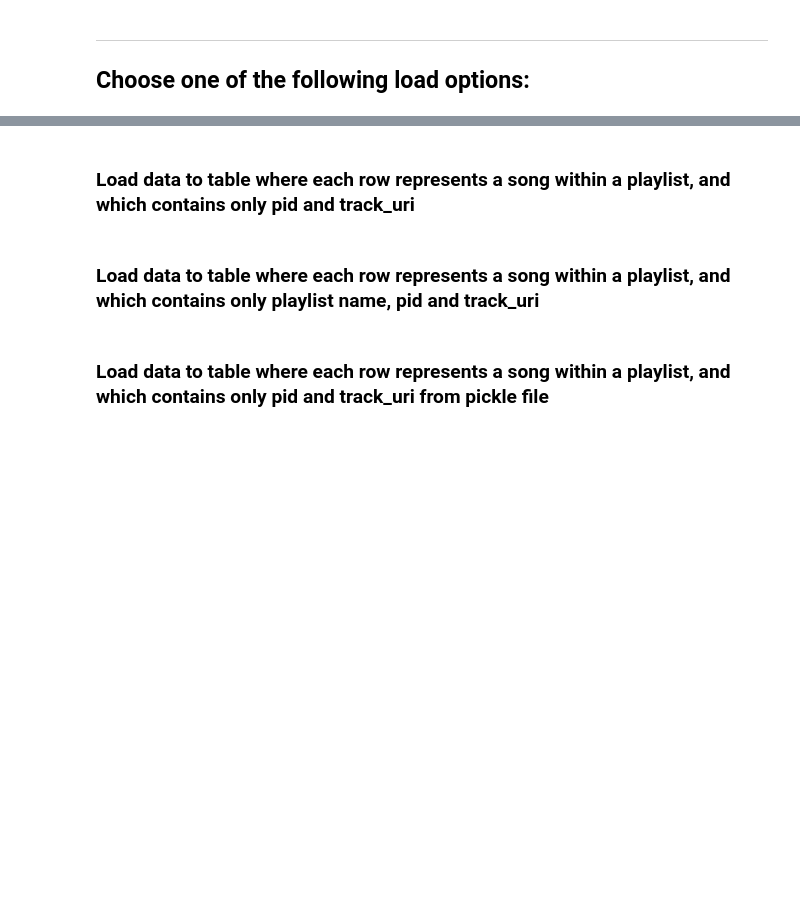
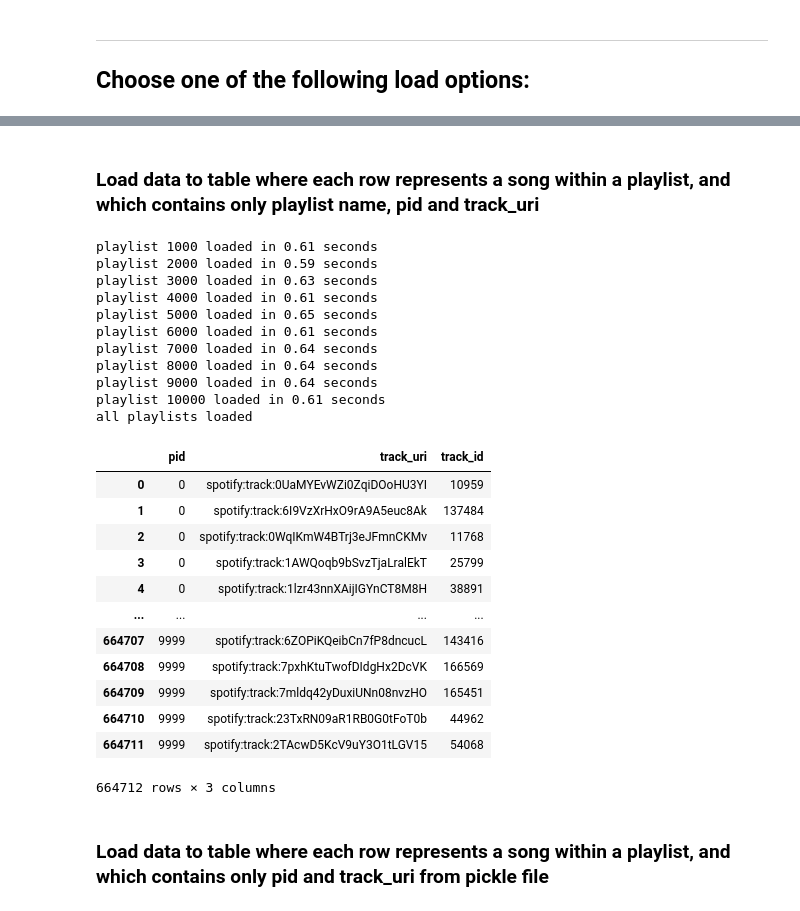
Before and after one commit to wehddn/FDAD, a Jupyter notebook: test.ipynb, the cells around one changed output, grey strips where cells are left out. Drawn from its saved outputs; the diff is of its cells as text; code cells hidden in the pictures; blank space fills up the shorter version.

Commit message:
encoding of track_uri + code review

```diff
--- a/test.ipynb
+++ b/test.ipynb
@@ -73,2 +16,0 @@ def get_train_playlist_songs_combined():
-# %% [markdown]
-### Load data to table where each row represents a song within a playlist, and which contains only pid and track_uri
@@ -125,7 +22,7 @@ def get_train_playlist_songs_combined_small():
 
 import time
 
-n = 1
+n = 10
 
 def get_train_playlist_songs_combined_small_2():
     start = 0
@@ -163,11 +60,38 @@ def get_train_playlist_songs_combined_small_2():
     print("all playlists loaded")
 
     result_tracks.reset_index(drop=True, inplace=True)
+    result_tracks['track_id'] = result_tracks['track_uri'].astype('category').cat.codes
 
     return result_tracks, result_names
 # %%
-#train_playlist_songs, playlist_names = get_train_playlist_songs_combined_small_2()
-#train_playlist_songs, playlist_names
+train_playlist_songs, playlist_names = get_train_playlist_songs_combined_small_2()
+train_playlist_songs, playlist_names
+train_playlist_songs
+# %% [output]
+playlist 1000 loaded in 0.61 seconds
+playlist 2000 loaded in 0.59 seconds
+playlist 3000 loaded in 0.63 seconds
+playlist 4000 loaded in 0.61 seconds
+playlist 5000 loaded in 0.65 seconds
+playlist 6000 loaded in 0.61 seconds
+playlist 7000 loaded in 0.64 seconds
+playlist 8000 loaded in 0.64 seconds
+playlist 9000 loaded in 0.64 seconds
+playlist 10000 loaded in 0.61 seconds
+all playlists loaded
+|  | pid | track_uri | track_id |
+| 0 | 0 | spotify:track:0UaMYEvWZi0ZqiDOoHU3YI | 10959 |
+| 1 | 0 | spotify:track:6I9VzXrHxO9rA9A5euc8Ak | 137484 |
+| 2 | 0 | spotify:track:0WqIKmW4BTrj3eJFmnCKMv | 11768 |
+| 3 | 0 | spotify:track:1AWQoqb9bSvzTjaLralEkT | 25799 |
+| 4 | 0 | spotify:track:1lzr43nnXAijIGYnCT8M8H | 38891 |
+| ... | ... | ... | ... |
+| 664707 | 9999 | spotify:track:6ZOPiKQeibCn7fP8dncucL | 143416 |
+| 664708 | 9999 | spotify:track:7pxhKtuTwofDIdgHx2DcVK | 166569 |
+| 664709 | 9999 | spotify:track:7mldq42yDuxiUNn08nvzHO | 165451 |
+| 664710 | 9999 | spotify:track:23TxRN09aR1RB0G0tFoT0b | 44962 |
+| 664711 | 9999 | spotify:track:2TAcwD5KcV9uY3O1tLGV15 | 54068 |
+664712 rows × 3 columns
 # %% [markdown]
 ### Load data to table where each row represents a song within a playlist, and which contains only pid and track_uri from pickle file
 # %%
```
Also changed, not shown: parts of 25 cells of this notebook.
